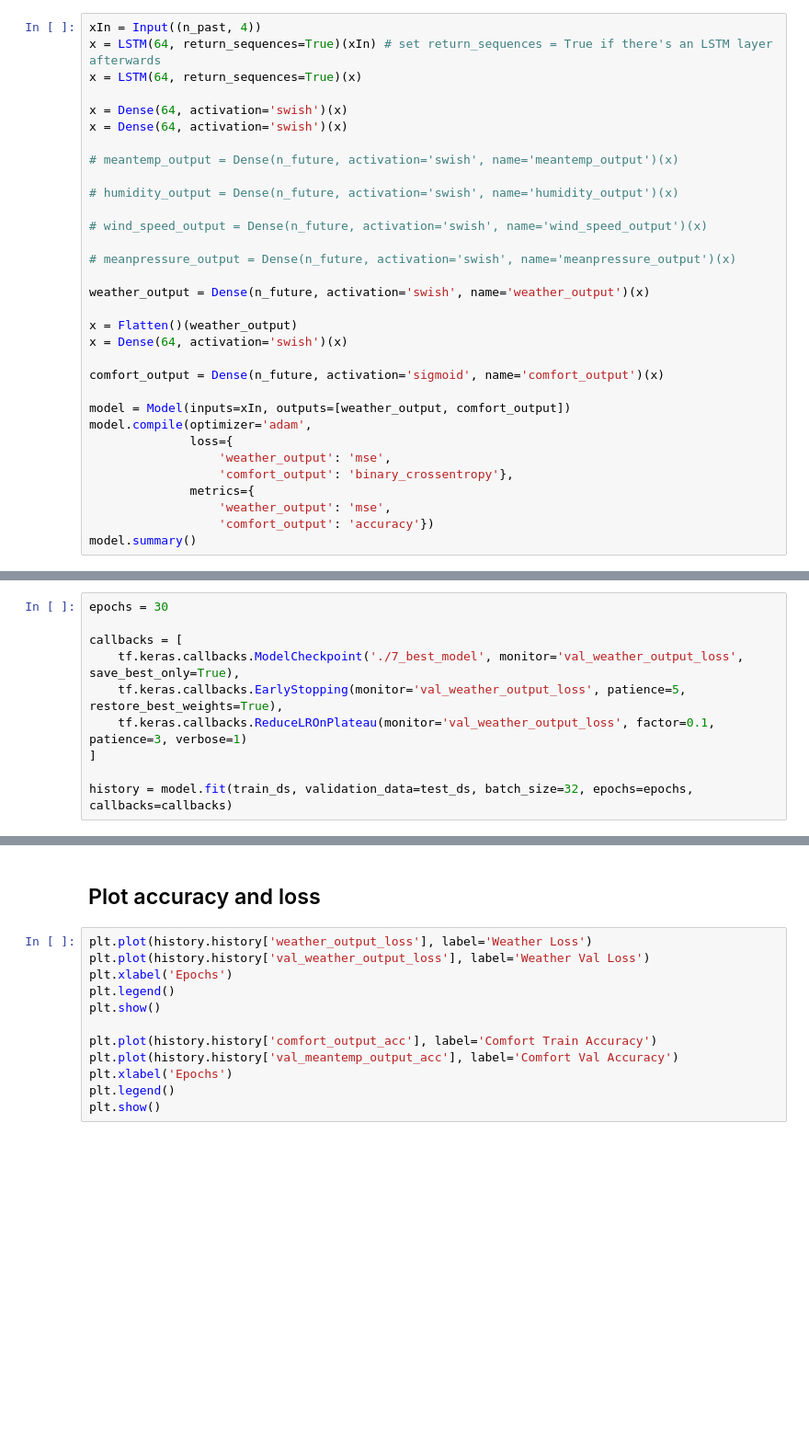
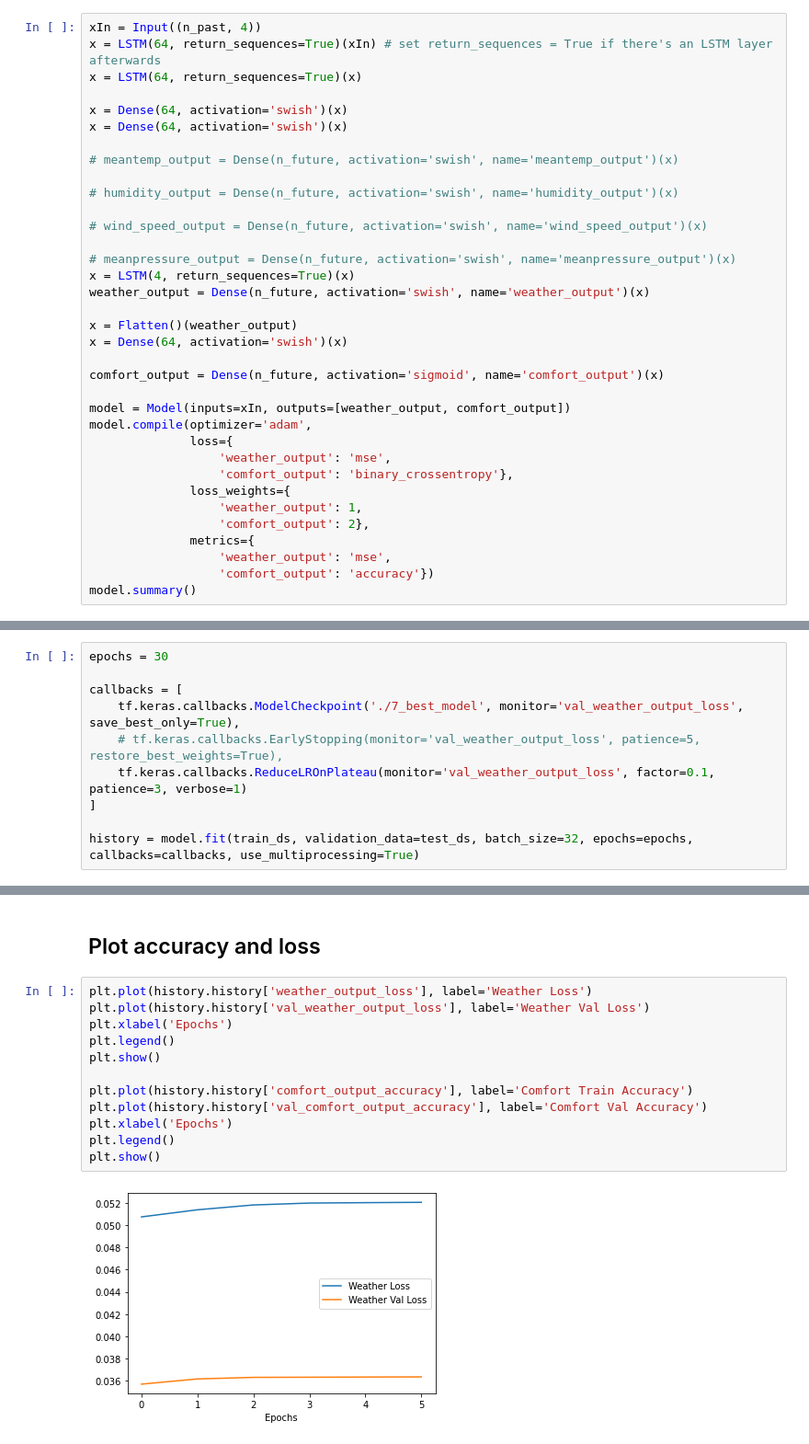
Before and after one commit to mandychew/IRS-ML, a Jupyter notebook: Code/7_multioutput_classification.ipynb, the cells around one changed output, grey strips where cells are left out. Shown: that part at 92% size. Saved outputs shown, nothing was run; the diff lists cells and outputs as text; blank space fills up the shorter version.

Commit message:
Improve model.fit

```diff
--- a/Code/7_multioutput_classification.ipynb
+++ b/Code/7_multioutput_classification.ipynb
@@ -114,7 +114,7 @@ x = Dense(64, activation='swish')(x)
 # wind_speed_output = Dense(n_future, activation='swish', name='wind_speed_output')(x)
 
 # meanpressure_output = Dense(n_future, activation='swish', name='meanpressure_output')(x)
-
+x = LSTM(4, return_sequences=True)(x)
 weather_output = Dense(n_future, activation='swish', name='weather_output')(x)
 
 x = Flatten()(weather_output)
@@ -127,6 +127,9 @@ model.compile(optimizer='adam',
               loss={
                   'weather_output': 'mse',
                   'comfort_output': 'binary_crossentropy'},
+              loss_weights={
+                  'weather_output': 1,
+                  'comfort_output': 2},
               metrics={
                   'weather_output': 'mse',
                   'comfort_output': 'accuracy'})
@@ -190,10 +193,10 @@ epochs = 30
 
 callbacks = [
     tf.keras.callbacks.ModelCheckpoint('./7_best_model', monitor='val_weather_output_loss', save_best_only=True),
-    tf.keras.callbacks.EarlyStopping(monitor='val_weather_output_loss', patience=5, restore_best_weights=True),
+    # tf.keras.callbacks.EarlyStopping(monitor='val_weather_output_loss', patience=5, restore_best_weights=True),
     tf.keras.callbacks.ReduceLROnPlateau(monitor='val_weather_output_loss', factor=0.1, patience=3, verbose=1)
 ]
 
-history = model.fit(train_ds, validation_data=test_ds, batch_size=32, epochs=epochs, callbacks=callbacks)
+history = model.fit(train_ds, validation_data=test_ds, batch_size=32, epochs=epochs, callbacks=callbacks, use_multiprocessing=True)
 # %% [output]
 Epoch 1/30
@@ -220,12 +229,14 @@ Epoch 6/30
 # %%
 plt.plot(history.history['weather_output_loss'], label='Weather Loss')
 plt.plot(history.history['val_weather_output_loss'], label='Weather Val Loss')
 plt.xlabel('Epochs')
 plt.legend()
 plt.show()
 
-plt.plot(history.history['comfort_output_acc'], label='Comfort Train Accuracy')
-plt.plot(history.history['val_meantemp_output_acc'], label='Comfort Val Accuracy')
+plt.plot(history.history['comfort_output_accuracy'], label='Comfort Train Accuracy')
+plt.plot(history.history['val_comfort_output_accuracy'], label='Comfort Val Accuracy')
 plt.xlabel('Epochs')
 plt.legend()
 plt.show()
+# %% [output]
+[figure, added]
```
Also changed, not shown: parts of 3 cells of this notebook.
